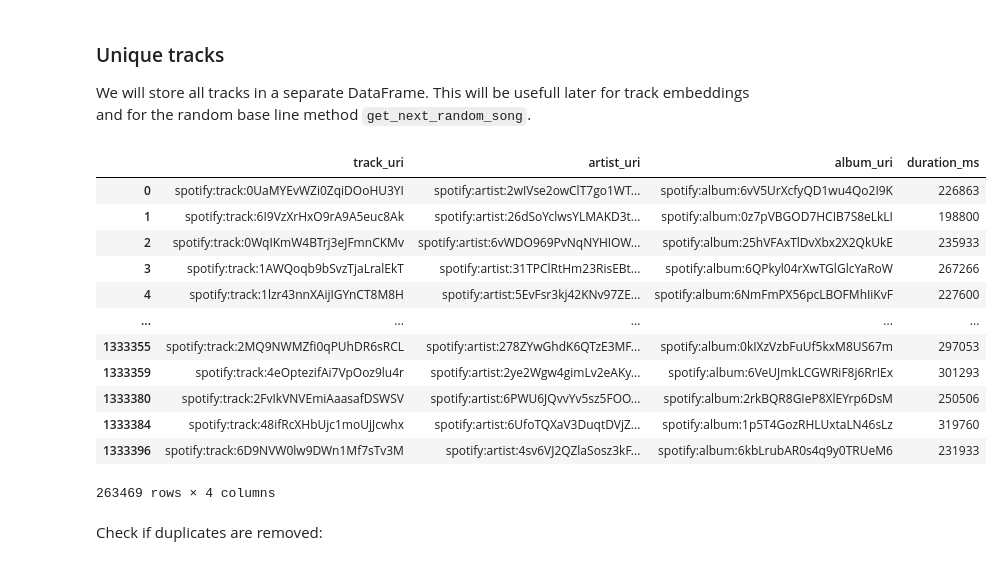
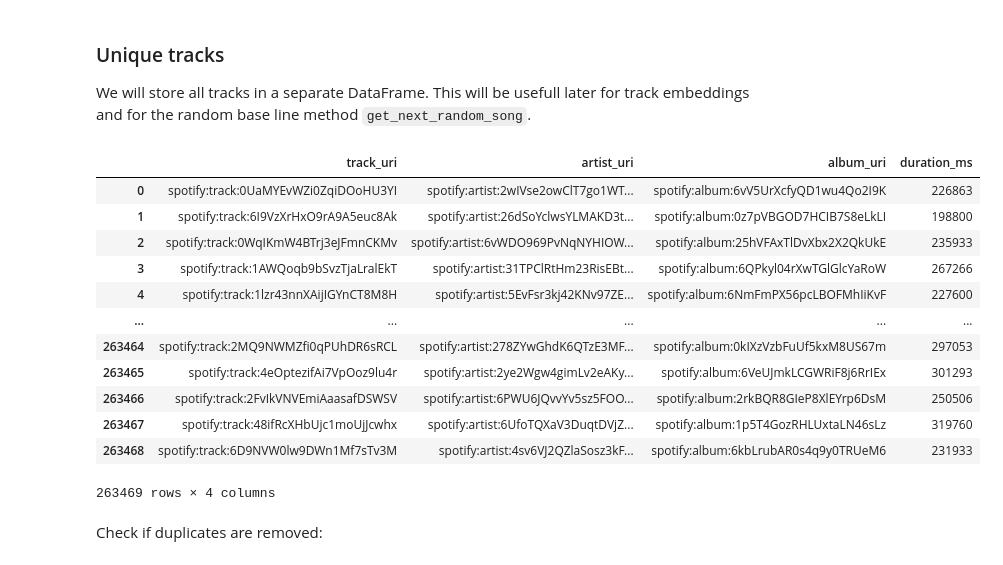
Before and after one commit to TheValemagne/PlaylistGeneration, a Jupyter notebook: ML_spotify.ipynb, the cells around one changed output. Saved outputs shown, nothing was run; the diff lists cells and outputs as text; code cells hidden in the pictures.

```diff
--- a/ML_spotify.ipynb
+++ b/ML_spotify.ipynb
@@ -136,22 +136,25 @@ playlists
 We will store all tracks in a separate DataFrame. This will be usefull later for track embeddings and for the random base line method `get_next_random_song`.
 # %%
 tracks = pd.json_normalize(playlists_dict, record_path=['tracks'])
-tracks.drop_duplicates(inplace=True)
-playlists_dict.clear() # free RAM
+tracks.drop_duplicates(inplace=True, ignore_index=True)
+
+# free RAM
+del playlists_dict
+
 tracks
 # %% [output]
 |  | track_uri | artist_uri | album_uri | duration_ms |
 | 0 | spotify:track:0UaMYEvWZi0ZqiDOoHU3YI | spotify:artist:2wIVse2owClT7go1WT... | spotify:album:6vV5UrXcfyQD1wu4Qo2I9K | 226863 |
 | 1 | spotify:track:6I9VzXrHxO9rA9A5euc8Ak | spotify:artist:26dSoYclwsYLMAKD3t... | spotify:album:0z7pVBGOD7HCIB7S8eLkLI | 198800 |
 | 2 | spotify:track:0WqIKmW4BTrj3eJFmnCKMv | spotify:artist:6vWDO969PvNqNYHIOW... | spotify:album:25hVFAxTlDvXbx2X2QkUkE | 235933 |
 | 3 | spotify:track:1AWQoqb9bSvzTjaLralEkT | spotify:artist:31TPClRtHm23RisEBt... | spotify:album:6QPkyl04rXwTGlGlcYaRoW | 267266 |
 | 4 | spotify:track:1lzr43nnXAijIGYnCT8M8H | spotify:artist:5EvFsr3kj42KNv97ZE... | spotify:album:6NmFmPX56pcLBOFMhIiKvF | 227600 |
 | ... | ... | ... | ... | ... |
-| 1333355 | spotify:track:2MQ9NWMZfi0qPUhDR6sRCL | spotify:artist:278ZYwGhdK6QTzE3MF... | spotify:album:0kIXzVzbFuUf5kxM8US67m | 297053 |
-| 1333359 | spotify:track:4eOptezifAi7VpOoz9lu4r | spotify:artist:2ye2Wgw4gimLv2eAKy... | spotify:album:6VeUJmkLCGWRiF8j6RrIEx | 301293 |
-| 1333380 | spotify:track:2FvIkVNVEmiAaasafDSWSV | spotify:artist:6PWU6JQvvYv5sz5FOO... | spotify:album:2rkBQR8GIeP8XlEYrp6DsM | 250506 |
-| 1333384 | spotify:track:48ifRcXHbUjc1moUjJcwhx | spotify:artist:6UfoTQXaV3DuqtDVjZ... | spotify:album:1p5T4GozRHLUxtaLN46sLz | 319760 |
-| 1333396 | spotify:track:6D9NVW0lw9DWn1Mf7sTv3M | spotify:artist:4sv6VJ2QZlaSosz3kF... | spotify:album:6kbLrubAR0s4q9y0TRUeM6 | 231933 |
+| 263464 | spotify:track:2MQ9NWMZfi0qPUhDR6sRCL | spotify:artist:278ZYwGhdK6QTzE3MF... | spotify:album:0kIXzVzbFuUf5kxM8US67m | 297053 |
+| 263465 | spotify:track:4eOptezifAi7VpOoz9lu4r | spotify:artist:2ye2Wgw4gimLv2eAKy... | spotify:album:6VeUJmkLCGWRiF8j6RrIEx | 301293 |
+| 263466 | spotify:track:2FvIkVNVEmiAaasafDSWSV | spotify:artist:6PWU6JQvvYv5sz5FOO... | spotify:album:2rkBQR8GIeP8XlEYrp6DsM | 250506 |
+| 263467 | spotify:track:48ifRcXHbUjc1moUjJcwhx | spotify:artist:6UfoTQXaV3DuqtDVjZ... | spotify:album:1p5T4GozRHLUxtaLN46sLz | 319760 |
+| 263468 | spotify:track:6D9NVW0lw9DWn1Mf7sTv3M | spotify:artist:4sv6VJ2QZlaSosz3kF... | spotify:album:6kbLrubAR0s4q9y0TRUeM6 | 231933 |
 263469 rows × 4 columns
 # %% [markdown]
 Check if duplicates are removed:
```
Also changed, not shown: parts of 10 cells of this notebook.
